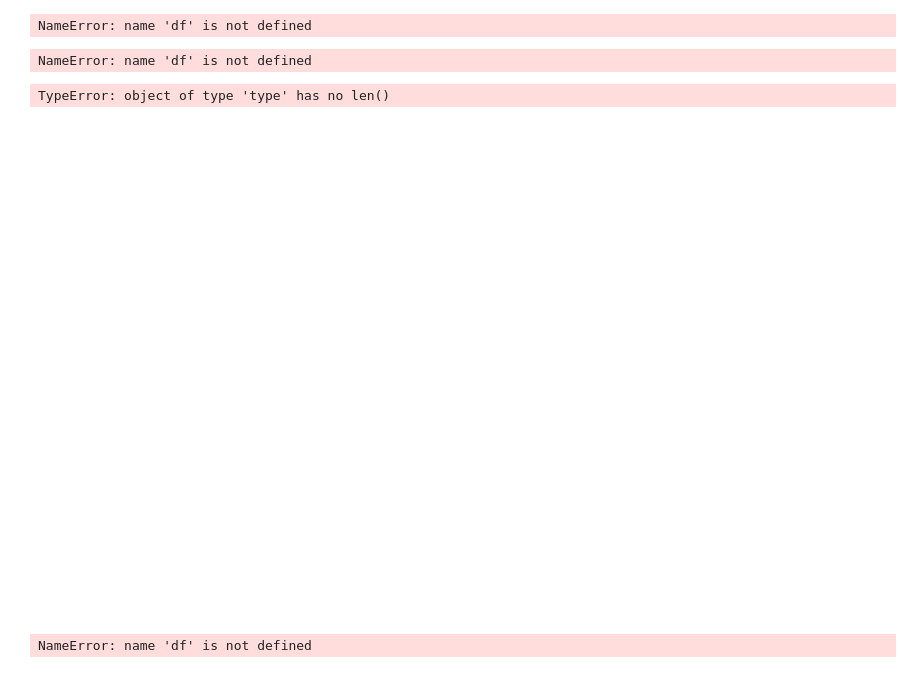
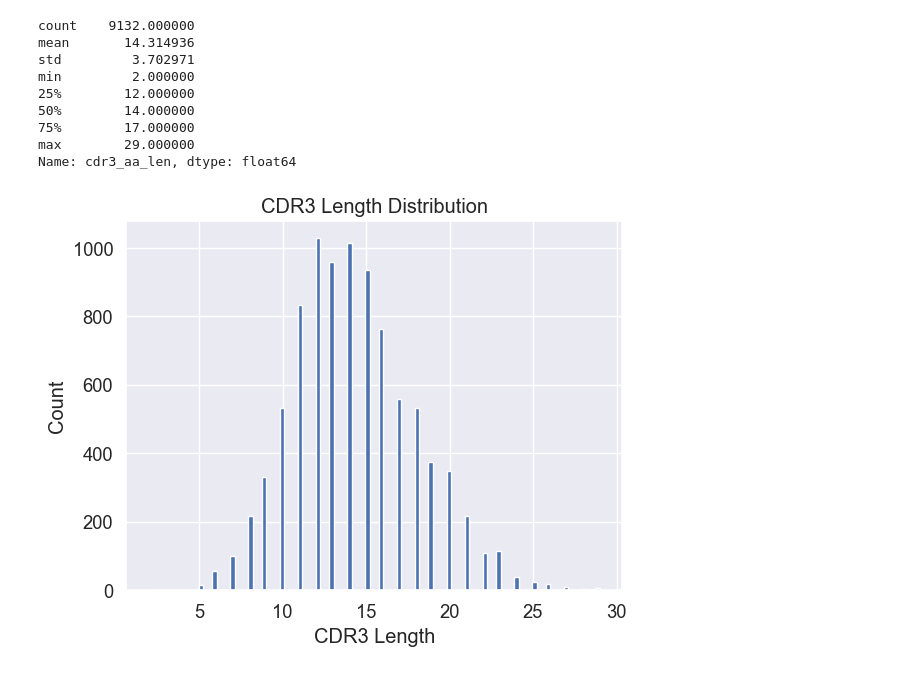
Before and after one commit to DaeheonKwon/Grad_proj, a Jupyter notebook: playground.ipynb, the cells around one changed output. Cells and saved outputs as stored; diff of their text form; code cells hidden in the pictures.

```diff
--- a/playground.ipynb
+++ b/playground.ipynb
@@ -313,40 +234,25 @@ NameError: name 'df' is not defined
 # %%
-cdr3_length = df['cdr3_aa_len']
+cdr3_length = cluster_S8.dataframe['cdr3_aa_len']
 cdr3_length.hist(bins=100)
 plt.title('CDR3 Length Distribution')
 plt.xlabel('CDR3 Length')
 plt.ylabel('Count')
 plt.savefig('../Data/Example/cdr3_length.png', dpi=300)
 cdr3_length.describe()
 # %% [output]
-NameError: name 'df' is not defined
+count    9132.000000
+mean       14.314936
+std         3.702971
+min         2.000000
+25%        12.000000
+50%        14.000000
+75%        17.000000
+max        29.000000
+Name: cdr3_aa_len, dtype: float64
+[figure, added]
-# %%
-grouped_cluster_map = cluster(df)
-map = grouped_cluster_map()
-# %% [output]
-NameError: name 'df' is not defined
-# %%
-G = nx.Graph()
-
-for i in range (len(map)):
-    for seq, neighbors in map[i].items():
-        G.add_node(seq)
-        for neighbor in neighbors:
-            G.add_edge(seq, neighbor)
-# %% [output]
-TypeError: object of type 'type' has no len()
-# %%
-layout = nx.spring_layout(G)
-nx.draw(G, layout, with_labels=False, node_size = 1, node_color = "skyblue", edge_color = 'black', font_size = 1)
-plt.draw()
-plt.savefig('../Data/Example/Cluster_Graph_without_label.png', dpi=1000)
-# %% [output]
-[figure, removed]
 # %%
-recombination_types = recombinations(df)
+recombination_types = recombinations(S8)
 CSRtypes = recombination_types()
-# %% [output]
-NameError: name 'df' is not defined
 # %%
 types = []
 freq = []
```
Also changed, not shown: parts of 26 cells of this notebook, 5 other files.
